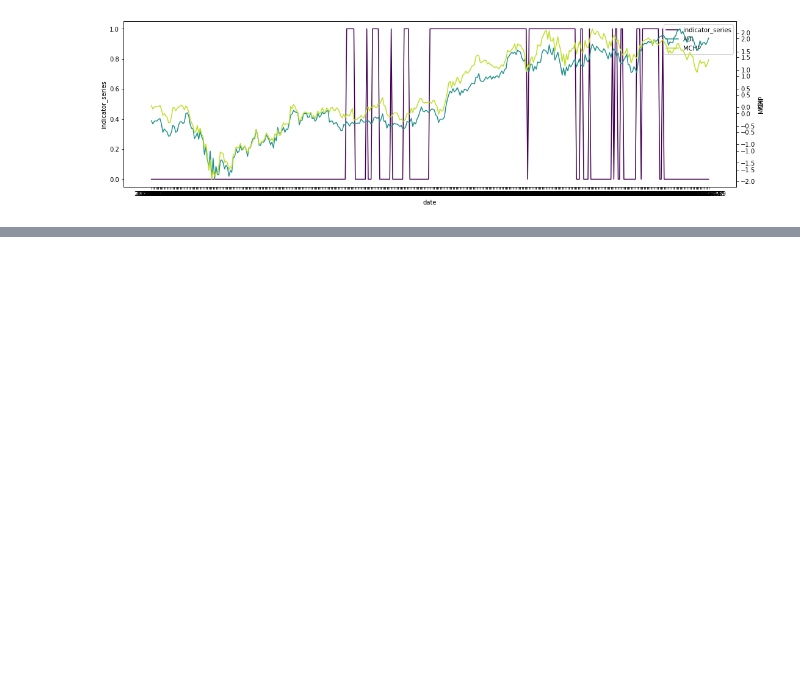
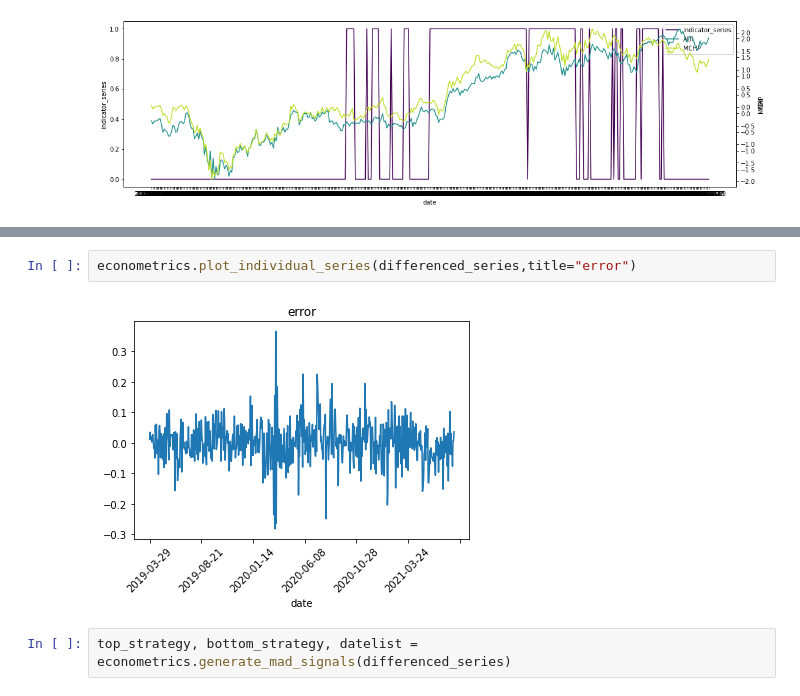
Before and after one commit to kunalc10/appianway, a Jupyter notebook: notebooks/trading_pairs.ipynb, the cells around one changed output, grey strips where cells are left out. Cells and saved outputs as stored; diff of their text form; blank space fills up the shorter version.

```diff
--- a/notebooks/trading_pairs.ipynb
+++ b/notebooks/trading_pairs.ipynb
@@ -135,0 +143,6 @@ Y.plot()
+# %%
+econometrics.plot_individual_series(differenced_series,title="error")
+# %% [output]
+[figure, added]
+# %%
+top_strategy, bottom_strategy, datelist = econometrics.generate_mad_signals(differenced_series)
```
Also changed, not shown: parts of 9 cells of this notebook, 1 other file.
